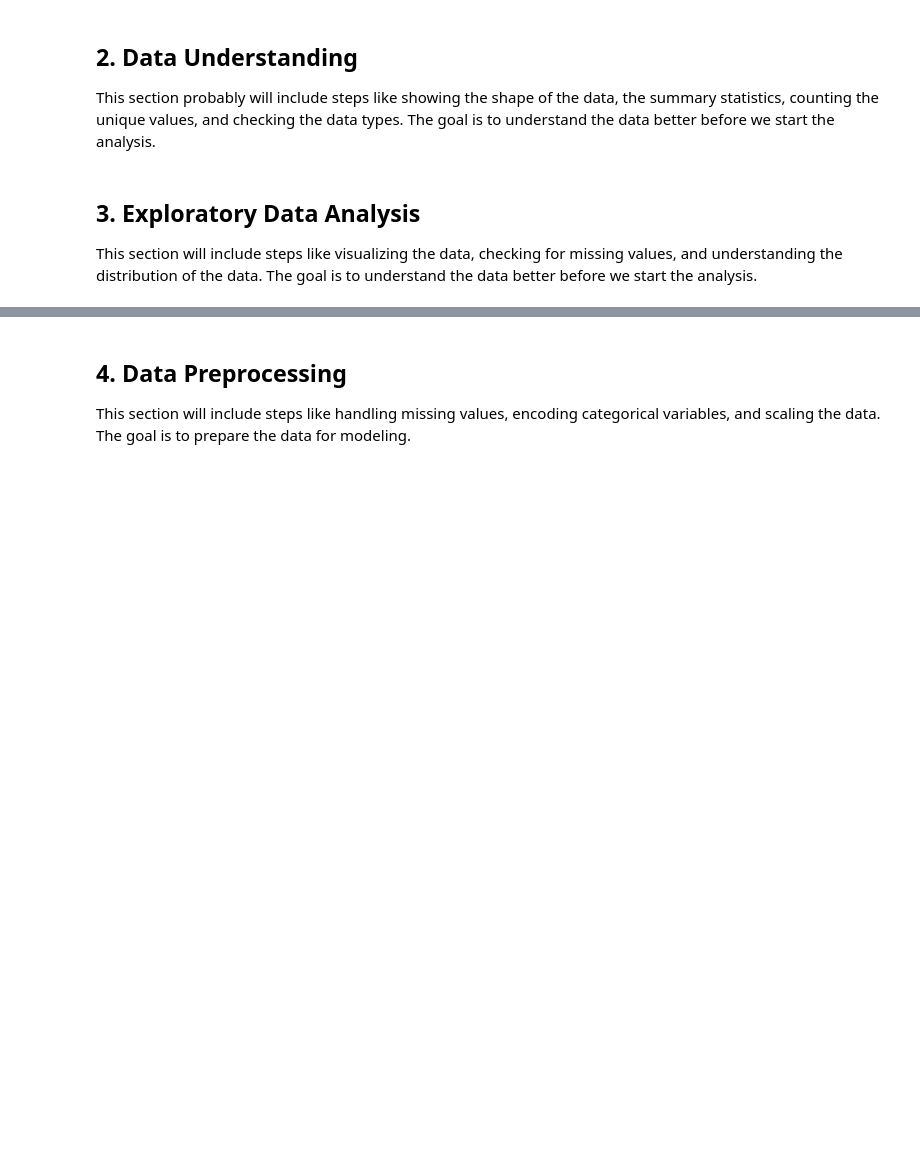
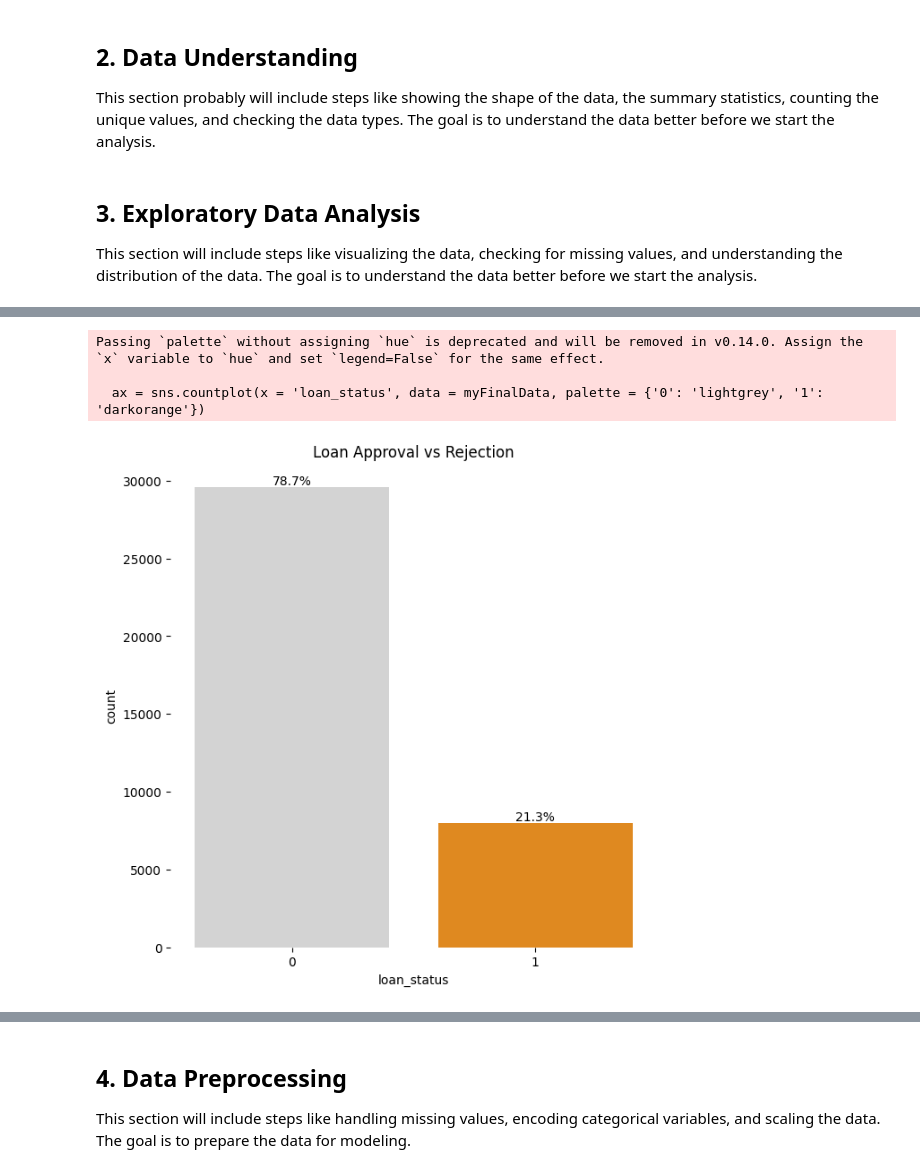
Before and after one commit to keanteng/wqd7012-assignment-1, a Jupyter notebook: code.ipynb, the cells around one changed output, grey strips where cells are left out. Saved outputs shown, nothing was run; the diff lists cells and outputs as text; code cells hidden in the pictures; blank space fills up the shorter version.

```diff
--- a/code.ipynb
+++ b/code.ipynb
@@ -54,0 +159,3 @@ import seaborn as sns
+# %%
+# Apply function
+dfCleaned, outlierData = detect_outliers(df, n_column , 1.5 , 1.5)
@@ -54,0 +189,10 @@ import seaborn as sns
+# %%
+# try to fix working exp/ ages that has data entry error
+adjusted_data = outlierData[(outlierData["person_emp_exp"] > 60) | (outlierData["person_age"]>100)].copy()
+adjusted_data["person_emp_exp"] = adjusted_data["person_emp_exp"].apply(lambda x: x % 100 if x > 100 else 0)
+adjusted_data["person_age"] = adjusted_data["person_age"].apply(lambda x: x % 100 if x > 120 else 0)
+# %%
+# Final data
+myFinalData = pd.concat([dfCleaned,
+                         adjusted_data[(adjusted_data['person_emp_exp']>0) & (adjusted_data['person_age']>0) ]])
+myFinalData
@@ -54,0 +225,23 @@ import seaborn as sns
+# %%
+# visualize loan status
+plt.figure(figsize = (7,7))
+
+ax = sns.countplot(x = 'loan_status', data = myFinalData, palette = {'0': 'lightgrey', '1': 'darkorange'})
+sns.despine(left = True, bottom = True)
+
+# To display the percentage
+total = len(myFinalData)
+
+for p in ax.patches:
+    height = p.get_height()
+    width = p.get_width()
+    x,y = p.get_xy()
+    ax.text(x + width / 2, y + height, f'{height/total:.1%}', ha = 'center', va = 'bottom')
+
+plt.title('Loan Approval vs Rejection')
+plt.show()
+# %% [output]
+Passing `palette` without assigning `hue` is deprecated and will be removed in v0.14.0. Assign the `x` variable to `hue` and set `legend=False` for the same effect.
+
+  ax = sns.countplot(x = 'loan_status', data = myFinalData, palette = {'0': 'lightgrey', '1': 'darkorange'})
+[figure, added]
```
Also changed, not shown: parts of 21 cells of this notebook.
